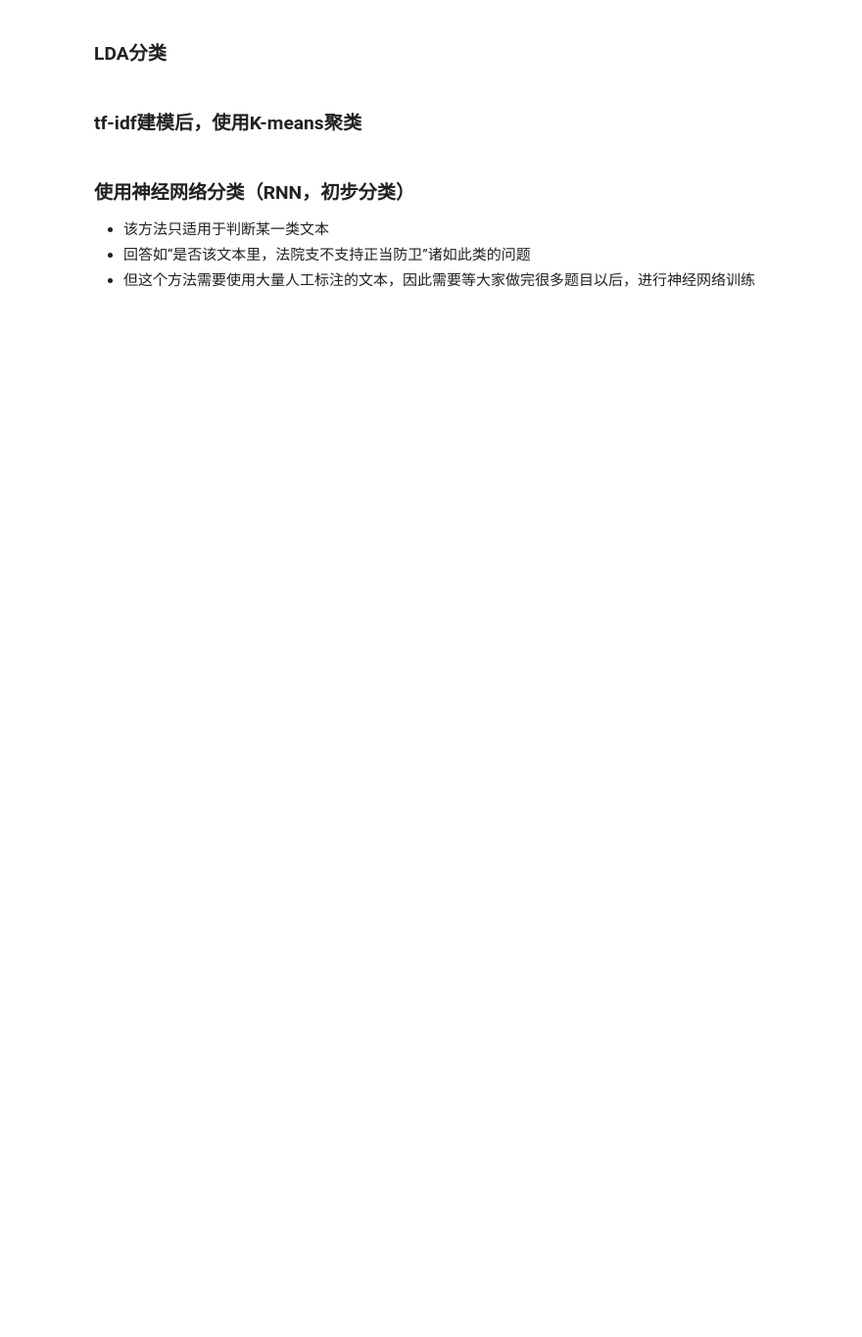
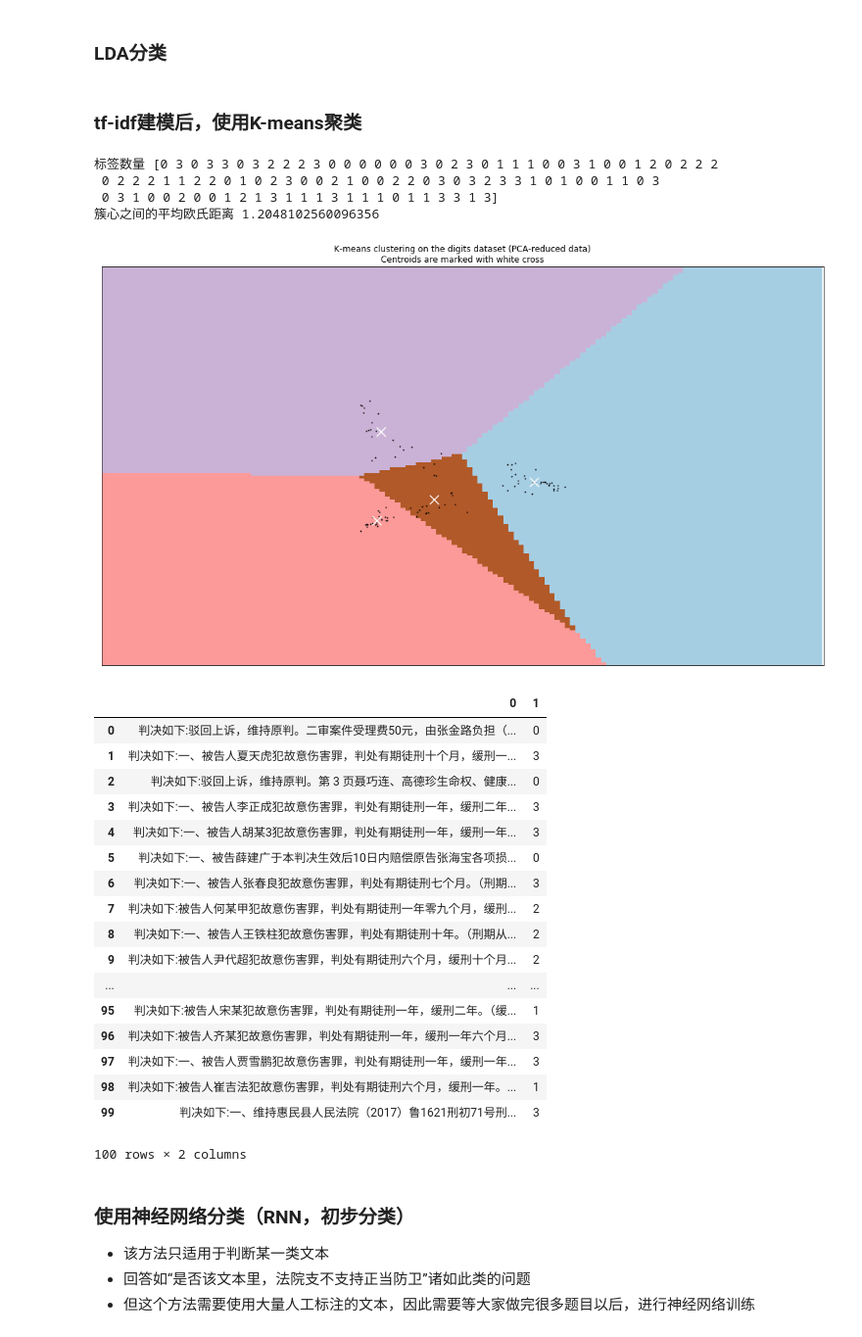
Before and after one commit to IanHongruZhang/Openlaw, a Jupyter notebook: openlaw_analysis.ipynb, the cells around one changed output. Shown at 98% size. Drawn from its saved outputs; the diff is of its cells as text; code cells hidden in the pictures; blank space fills up the shorter version.

```diff
--- a/openlaw_analysis.ipynb
+++ b/openlaw_analysis.ipynb
@@ -641,12 +681,8 @@ table_unrepeated_s.head()
 ## 查询含有关键词的上下文
 import re
 
-# “正当防卫”查询
+# 正当防卫查询
 def find_keywords_in_courts_v1(li):
-    """
-    param li:含有“正当防卫”（或其他关键词）的文本结果列表
-    return list_key_expressions:所有含有关键词的上下文
-    """
     list_key_expressions = []
     pattern_sentences = re.compile("([^。]*正当防卫[^。]*)。")
     for item in li:
@@ -658,7 +694,7 @@ def find_keywords_in_courts_v1(li):
             list_key_expressions.append(None)
     return list_key_expressions
 
-# “判处”查询
+# 判处查询
 def find_keywords_in_courts_v2(li):
     list_key_expressions = []
     pattern_sentences = re.compile("([^。]*判处[^。]*)。")
@@ -683,13 +719,8 @@ def find_keywords_in_courts_v3(li):
             list_key_expressions.append(None)
     return list_key_expressions
 
-list_key_expression = find_keywords_in_courts_v1(table_final_2["法院认为"])
-list_key_expression_clean = list(filter(lambda x:x != None,list_key_expression))
-list_key_expression_list = []
-for item in list_key_expression_clean:
-    if item != []:
-        list_key_expression_list.append(item)
-pd.DataFrame(list_key_expression_list).to_excel("table_zhengdang.xlsx")
+list_key_expressions = find_keywords_in_courts_v1(table_final_2["法院认为"])
+list_key_expressions
 # %% [markdown]
 ### 中文人名识别
 # %%
@@ -877,6 +936,3 @@ def lda(corpus_tfidf,table_original_texts,num_topics):
-# %%
-table_judgements = table_final_2["法院判决"].dropna()
-list(table_judgements)
 # %% [markdown]
 ### tf-idf建模后，使用K-means聚类
 # %%
@@ -934,8 +990,10 @@ def tf_idf_scikit(words):
 
 def classifier(weight,clusters_num):
     """
-
-
+    使用
+    param weight:tf-idf的权重
+    param clusters_num:分类簇心数量
+    return list_classification:文本与分类结果列表
     """
     list_classification = []
     ## 设计随机种子
@@ -960,13 +1018,15 @@ def classifier(weight,clusters_num):
     while i <= len(clf.labels_):
         list_classification.append(clf.labels_[i-1])
         i = i + 1
-    return list_classification
+    return list_classification,clf
 
 def pca(weights):
     reduced_data = PCA(n_components=2).fit_transform(weights)
     return reduced_data
 
-def ploting(reduced_data):
+def ploting(reduced_data,clf):
+
+    h = .02
     # Plot the decision boundary. For that, we will assign a color to each
     x_min, x_max = reduced_data[:, 0].min() - 1, reduced_data[:, 0].max() + 1
     y_min, y_max = reduced_data[:, 1].min() - 1, reduced_data[:, 1].max() + 1
@@ -1005,36 +1065,60 @@ def ploting(reduced_data):
 
 ## 得到判决表
 def data_input(table):
     """
     引入文本材料
     Param table:目标列表
     return table_judgements:含有目标文本的list
     """
     table_judgements = table["法院判决"].dropna()
     return table_judgements
 
 table_judgements = data_input(table_final_2)
 
 ## 使用一百篇篇文章来做测试
 data_test = data_prepare(list(table_judgements))[0:100]
 
 ## 单词列表组成字符串
 words = list(map(lambda x:" ".join(list(x)),data_test))
 
 ## tf-idf转换weight
 weight = tf_idf_scikit(words)
 
 ## 分类器得到分类
-list_classification = classifier(weight,4)
+list_classification,clf = classifier(weight,4)
 
 ## pca降维
 reduced_data = pca(weight)
 
 ## 将分类情况可视化
-ploting(reduced_data)
+ploting(reduced_data,clf)
 
 ## 将分类结果形成列表
-pd.DataFrame([list(table_judgements[0:100]),list_classification])
+pd.DataFrame([list(table_judgements[0:100]),list_classification]).T
+# %% [output]
+标签数量 [0 3 0 3 3 0 3 2 2 2 3 0 0 0 0 0 0 3 0 2 3 0 1 1 1 0 0 3 1 0 0 1 2 0 2 2 2
+ 0 2 2 2 1 1 2 2 0 1 0 2 3 0 0 2 1 0 0 2 2 0 3 0 3 2 3 3 1 0 1 0 0 1 1 0 3
+ 0 3 1 0 0 2 0 0 1 2 1 3 1 1 1 3 1 1 1 0 1 1 3 3 1 3]
+簇心之间的平均欧氏距离 1.2048102560096356
+[figure, added]
+|  | 0 | 1 |
+| 0 | 判决如下:驳回上诉，维持原判。二审案件受理费50元，由张金路负担（... | 0 |
+| 1 | 判决如下:一、被告人夏天虎犯故意伤害罪，判处有期徒刑十个月，缓刑一... | 3 |
+| 2 | 判决如下:驳回上诉，维持原判。第 3 页聂巧连、高德珍生命权、健康... | 0 |
+| 3 | 判决如下:一、被告人李正成犯故意伤害罪，判处有期徒刑一年，缓刑二年... | 3 |
+| 4 | 判决如下:一、被告人胡某3犯故意伤害罪，判处有期徒刑一年，缓刑一年... | 3 |
+| 5 | 判决如下:一、被告薛建广于本判决生效后10日内赔偿原告张海宝各项损... | 0 |
+| 6 | 判决如下:一、被告人张春良犯故意伤害罪，判处有期徒刑七个月。（刑期... | 3 |
+| 7 | 判决如下:被告人何某甲犯故意伤害罪，判处有期徒刑一年零九个月，缓刑... | 2 |
+| 8 | 判决如下:一、被告人王铁柱犯故意伤害罪，判处有期徒刑十年。（刑期从... | 2 |
+| 9 | 判决如下:被告人尹代超犯故意伤害罪，判处有期徒刑六个月，缓刑十个月... | 2 |
+| ... | ... | ... |
+| 95 | 判决如下:被告人宋某犯故意伤害罪，判处有期徒刑一年，缓刑二年。（缓... | 1 |
+| 96 | 判决如下:被告人齐某犯故意伤害罪，判处有期徒刑一年，缓刑一年六个月... | 3 |
+| 97 | 判决如下:一、被告人贾雪鹏犯故意伤害罪，判处有期徒刑一年，缓刑一年... | 3 |
+| 98 | 判决如下:被告人崔吉法犯故意伤害罪，判处有期徒刑六个月，缓刑一年。... | 1 |
+| 99 | 判决如下:一、维持惠民县人民法院（2017）鲁1621刑初71号刑... | 3 |
+100 rows × 2 columns
 # %% [markdown]
 ### 使用神经网络分类（RNN，初步分类）
 * 该方法只适用于判断某一类文本
```
Also changed, not shown: parts of 24 cells of this notebook.
